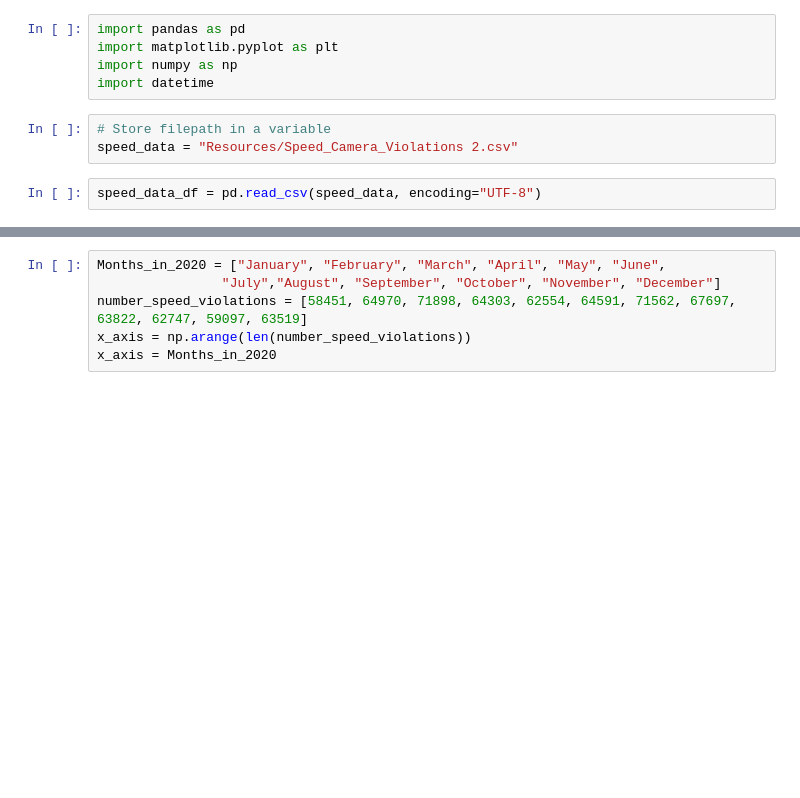
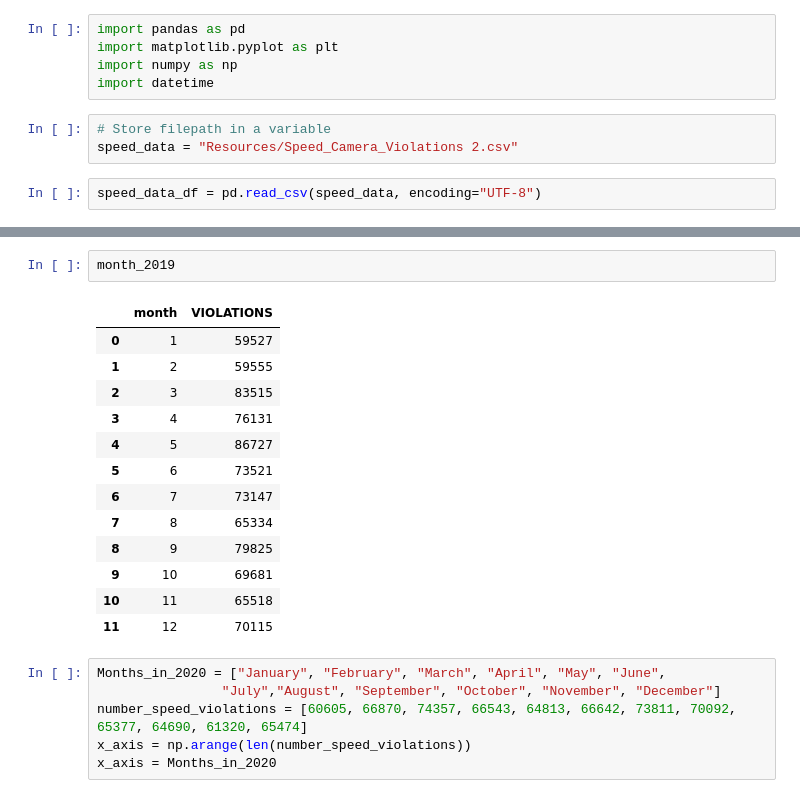
Before and after one commit to WACunninghamIV/Chicago_Traffic-RidershipData, a Jupyter notebook: speed_code.ipynb, the cells around one changed output, grey strips where cells are left out. Saved outputs shown, nothing was run; the diff lists cells and outputs as text; blank space fills up the shorter version.

```diff
--- a/speed_code.ipynb
+++ b/speed_code.ipynb
@@ -110,7 +48,23 @@ dec_2020_df["VIOLATIONS"].sum()
+# %%
+month_2019
+# %% [output]
+|  | month | VIOLATIONS |
+| 0 | 1 | 59527 |
+| 1 | 2 | 59555 |
+| 2 | 3 | 83515 |
+| 3 | 4 | 76131 |
+| 4 | 5 | 86727 |
+| 5 | 6 | 73521 |
+| 6 | 7 | 73147 |
+| 7 | 8 | 65334 |
+| 8 | 9 | 79825 |
+| 9 | 10 | 69681 |
+| 10 | 11 | 65518 |
+| 11 | 12 | 70115 |
 # %%
 Months_in_2020 = ["January", "February", "March", "April", "May", "June",
                 "July","August", "September", "October", "November", "December"]
-number_speed_violations = [58451, 64970, 71898, 64303, 62554, 64591, 71562, 67697, 63822, 62747, 59097, 63519]
+number_speed_violations = [60605, 66870, 74357, 66543, 64813, 66642, 73811, 70092, 65377, 64690, 61320, 65474]
 x_axis = np.arange(len(number_speed_violations))
 x_axis = Months_in_2020
 # %%
```
Also changed, not shown: parts of 37 cells of this notebook, 5 other files.
